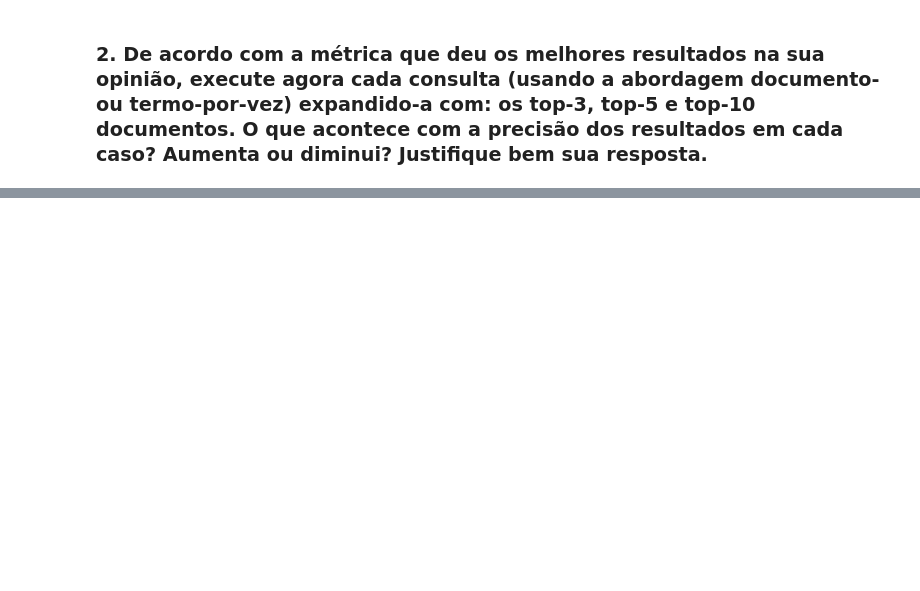
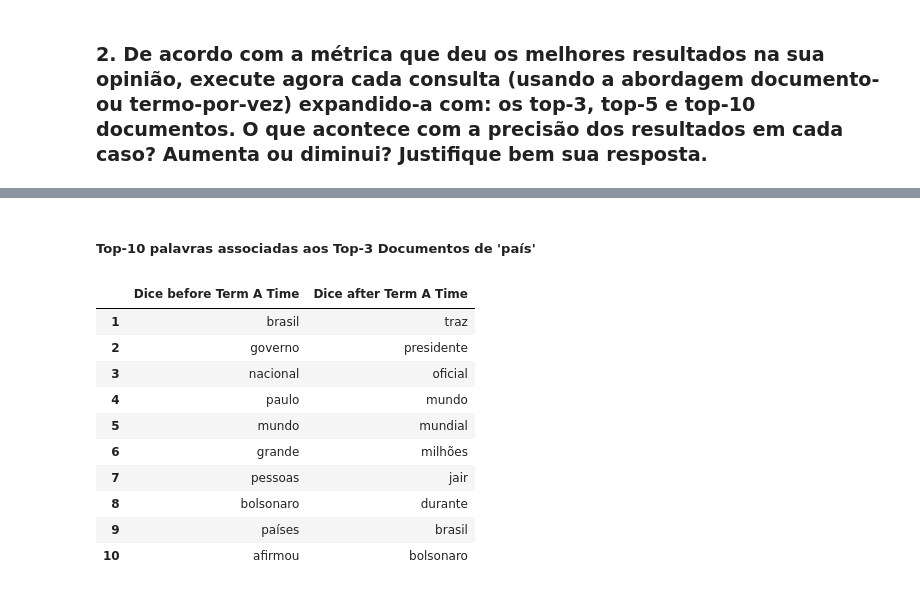
Before and after one commit to RubensBBatista/ri_lab_05, a Jupyter notebook: lab_05_ri.ipynb, the cells around one changed output, grey strips where cells are left out. Cells and saved outputs as stored; diff of their text form; code cells hidden in the pictures; blank space fills up the shorter version.

```diff
--- a/lab_05_ri.ipynb
+++ b/lab_05_ri.ipynb
@@ -162,3 +129,0 @@ tabela_02
-# %%
-tabela_03.index += 1
-tabela_03
@@ -212,0 +306,19 @@ tabela_05
+# %% [markdown]
+##### Top-10 palavras associadas aos Top-3 Documentos de 'país'
+# %%
+tabela_DICE = pnd.DataFrame()
+tabela_DICE['Dice before Term A Time'] = tabela_03['Dice']
+tabela_DICE['Dice after Term A Time'] = tabela_top3['Dice']
+tabela_DICE
+# %% [output]
+|  | Dice before Term A Time | Dice after Term A Time |
+| 1 | brasil | traz |
+| 2 | governo | presidente |
+| 3 | nacional | oficial |
+| 4 | paulo | mundo |
+| 5 | mundo | mundial |
+| 6 | grande | milhões |
+| 7 | pessoas | jair |
+| 8 | bolsonaro | durante |
+| 9 | países | brasil |
+| 10 | afirmou | bolsonaro |
```
Also changed, not shown: parts of 68 cells of this notebook.
